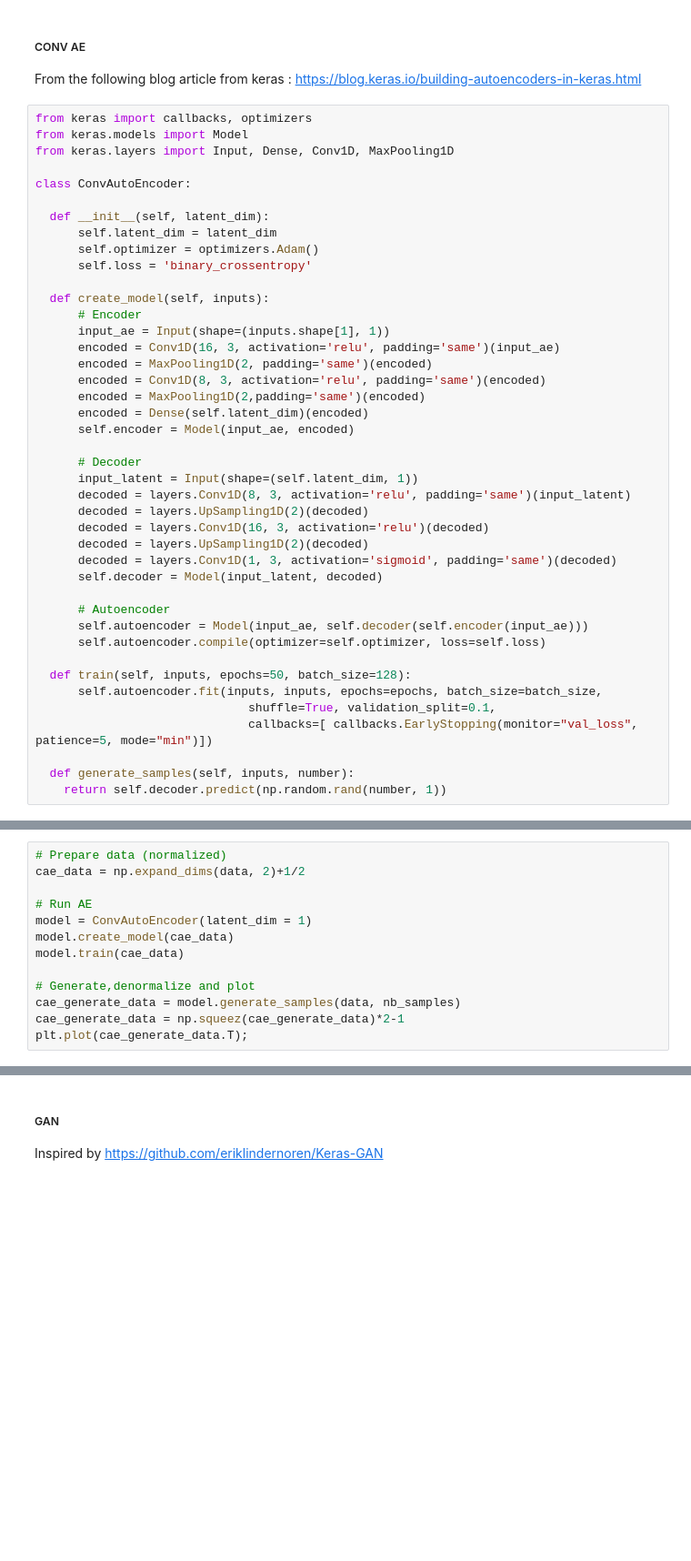
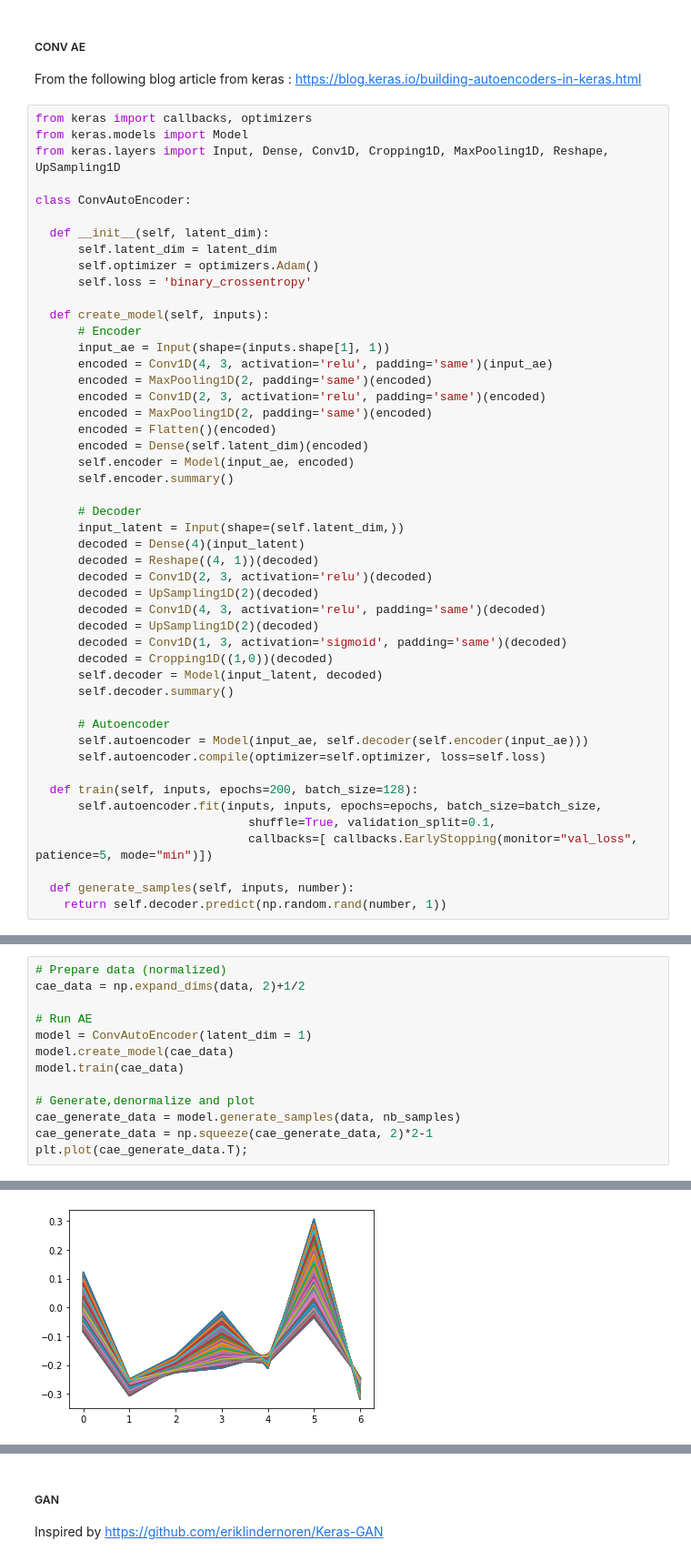
Before and after one commit to RomainCendre/DSTest, a Jupyter notebook: deepsense_generative_takehome_test.ipynb, the cells around one changed output, grey strips where cells are left out. Shown at 91% size. Saved outputs shown, nothing was run; the diff lists cells and outputs as text; blank space fills up the shorter version.

```diff
--- a/deepsense_generative_takehome_test.ipynb
+++ b/deepsense_generative_takehome_test.ipynb
@@ -208,7 +230,7 @@ From the following blog article from keras : https://blog.keras.io/building-auto
 # %%
 from keras import callbacks, optimizers
 from keras.models import Model
-from keras.layers import Input, Dense, Conv1D, MaxPooling1D
+from keras.layers import Input, Dense, Conv1D, Cropping1D, MaxPooling1D, Reshape, UpSampling1D
 
 class ConvAutoEncoder:
 
@@ -220,27 +242,33 @@ class ConvAutoEncoder:
   def create_model(self, inputs):
       # Encoder
       input_ae = Input(shape=(inputs.shape[1], 1))
-      encoded = Conv1D(16, 3, activation='relu', padding='same')(input_ae)
+      encoded = Conv1D(4, 3, activation='relu', padding='same')(input_ae)
       encoded = MaxPooling1D(2, padding='same')(encoded)
-      encoded = Conv1D(8, 3, activation='relu', padding='same')(encoded)
-      encoded = MaxPooling1D(2,padding='same')(encoded)
+      encoded = Conv1D(2, 3, activation='relu', padding='same')(encoded)
+      encoded = MaxPooling1D(2, padding='same')(encoded)
+      encoded = Flatten()(encoded)
       encoded = Dense(self.latent_dim)(encoded)
       self.encoder = Model(input_ae, encoded)
+      self.encoder.summary()
 
       # Decoder
-      input_latent = Input(shape=(self.latent_dim, 1))
-      decoded = layers.Conv1D(8, 3, activation='relu', padding='same')(input_latent)
-      decoded = layers.UpSampling1D(2)(decoded)
-      decoded = layers.Conv1D(16, 3, activation='relu')(decoded)
-      decoded = layers.UpSampling1D(2)(decoded)
-      decoded = layers.Conv1D(1, 3, activation='sigmoid', padding='same')(decoded)
+      input_latent = Input(shape=(self.latent_dim,))
+      decoded = Dense(4)(input_latent)
+      decoded = Reshape((4, 1))(decoded)
+      decoded = Conv1D(2, 3, activation='relu')(decoded)
+      decoded = UpSampling1D(2)(decoded)
+      decoded = Conv1D(4, 3, activation='relu', padding='same')(decoded)
+      decoded = UpSampling1D(2)(decoded)
+      decoded = Conv1D(1, 3, activation='sigmoid', padding='same')(decoded)
+      decoded = Cropping1D((1,0))(decoded)
       self.decoder = Model(input_latent, decoded)
+      self.decoder.summary()
 
       # Autoencoder
       self.autoencoder = Model(input_ae, self.decoder(self.encoder(input_ae)))
       self.autoencoder.compile(optimizer=self.optimizer, loss=self.loss)
 
-  def train(self, inputs, epochs=50, batch_size=128):
+  def train(self, inputs, epochs=200, batch_size=128):
       self.autoencoder.fit(inputs, inputs, epochs=epochs, batch_size=batch_size,
                               shuffle=True, validation_split=0.1,
                               callbacks=[ callbacks.EarlyStopping(monitor="val_loss", patience=5, mode="min")])
@@ -263,5 +286,6 @@ model.train(cae_data)
 
 # Generate,denormalize and plot
 cae_generate_data = model.generate_samples(data, nb_samples)
-cae_generate_data = np.squeez(cae_generate_data)*2-1
+cae_generate_data = np.squeeze(cae_generate_data, 2)*2-1
 plt.plot(cae_generate_data.T);
+# %% [output]
@@ -267,0 +309 @@ plt.plot(cae_generate_data.T);
+[figure, added]
```
Also changed, not shown: parts of 24 cells of this notebook.
